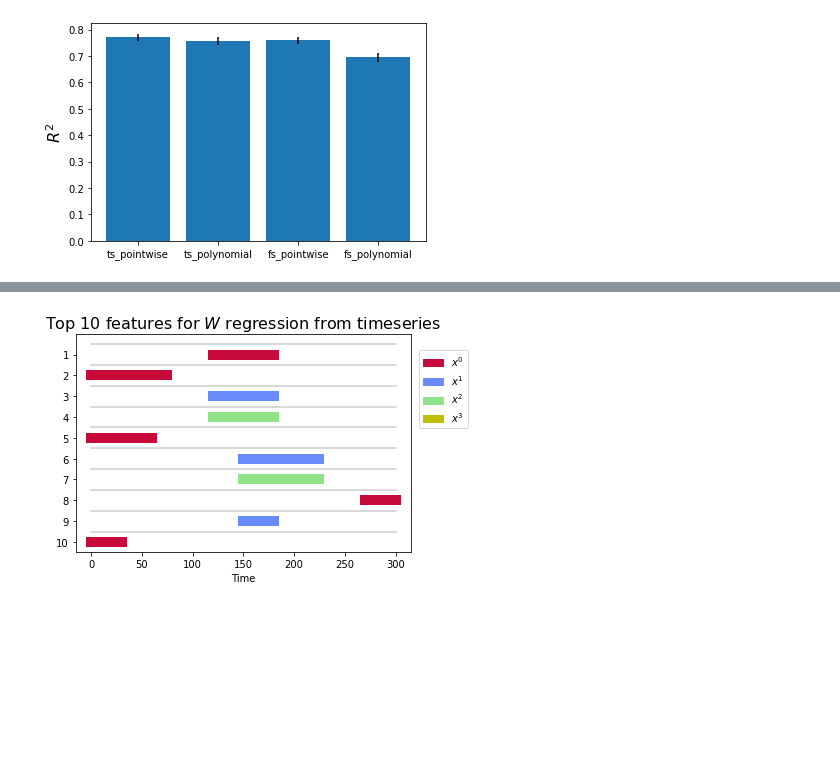
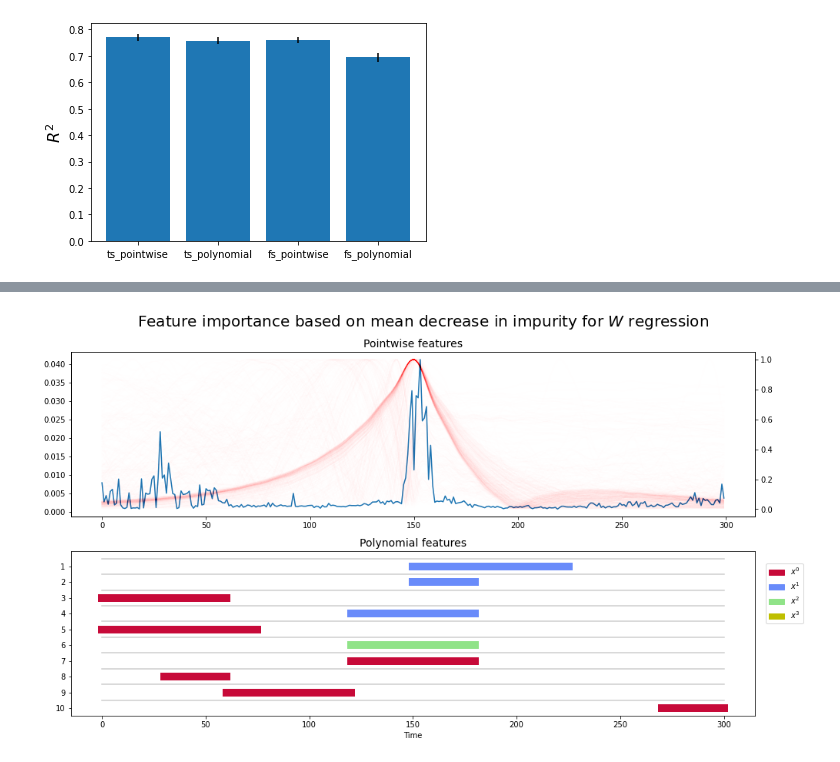
Before and after one commit to Anantha-Rao12/Decoding-Quantum-States-with-NMR, a Jupyter notebook: Tutorial-nbs/04_Regression_on_KernelIntegrals.ipynb, the cells around one changed output, grey strips where cells are left out. Saved outputs shown, nothing was run; the diff lists cells and outputs as text; code cells hidden in the pictures; blank space fills up the shorter version.

```diff
--- a/Tutorial-nbs/04_Regression_on_KernelIntegrals.ipynb
+++ b/Tutorial-nbs/04_Regression_on_KernelIntegrals.ipynb
@@ -170,11 +212,23 @@ fi_df.head()
-# %%
-# Play with the top features required
-ntop=10
-fig, ax = plt.subplots()
-ax.set_title("Top 10 features for $W$ regression from timeseries", fontsize=16)
-fip.fi_df2plot(fi_df, ntop=ntop, ax=ax); plt.show()
-
-
-plt.show()
-# %% [output]
-[figure, removed]
+# %%
+# Play with the top features required
+fig, (ax1, ax2) = plt.subplots(nrows=2, ncols=1, figsize=(14,8))
+
+ntop=10
+
+ax1.plot(m1.feature_importances_, label='Feature importance')
+ax1.set_title("Pointwise features", fontsize=14)
+
+# Plot the echo curve for reference
+ax1_echocopy = ax1.twinx()
+ax1_echocopy.plot(rscl_df.to_numpy()[::10].T, alpha=0.002, color='red', label='Echo curves')
+
+
+ax2.set_title("Polynomial features", fontsize=14)
+fip.fi_df2plot(fi_df, ntop=ntop, ax=ax2)
+
+plt.suptitle("Feature importance based on mean decrease in impurity for $W$ regression", fontsize=20)
+plt.tight_layout()
+
+plt.show()
+# %% [output]
+[figure, added]
```
Also changed, not shown: parts of 18 cells of this notebook, 3 other files.
